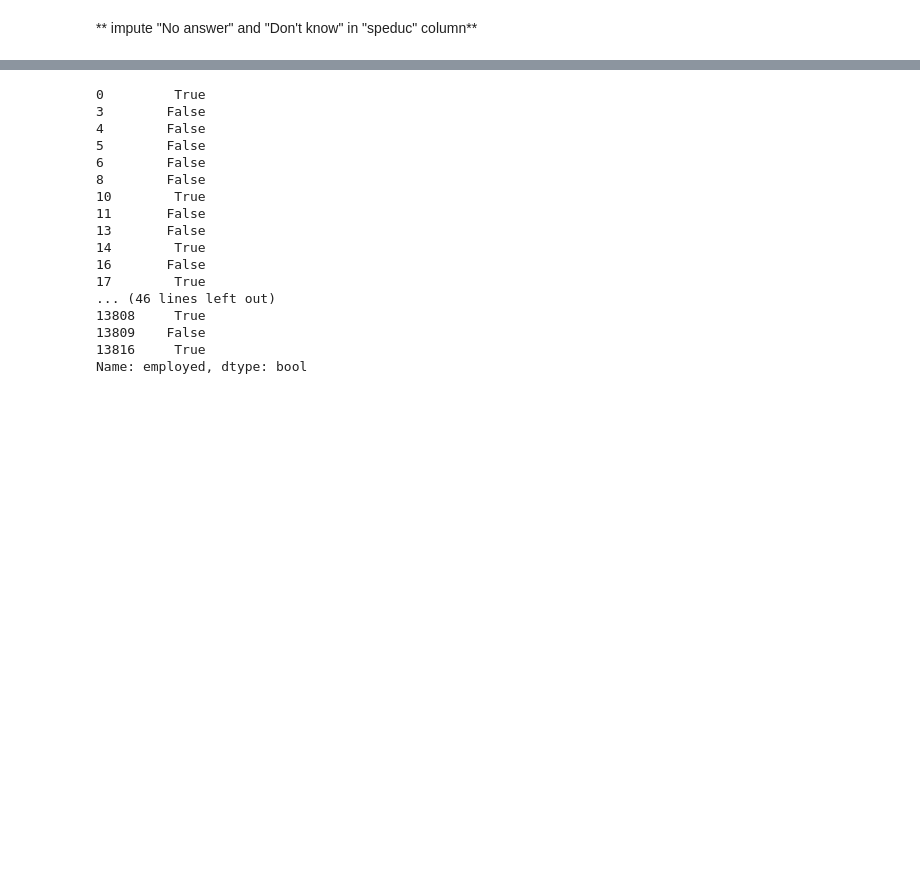
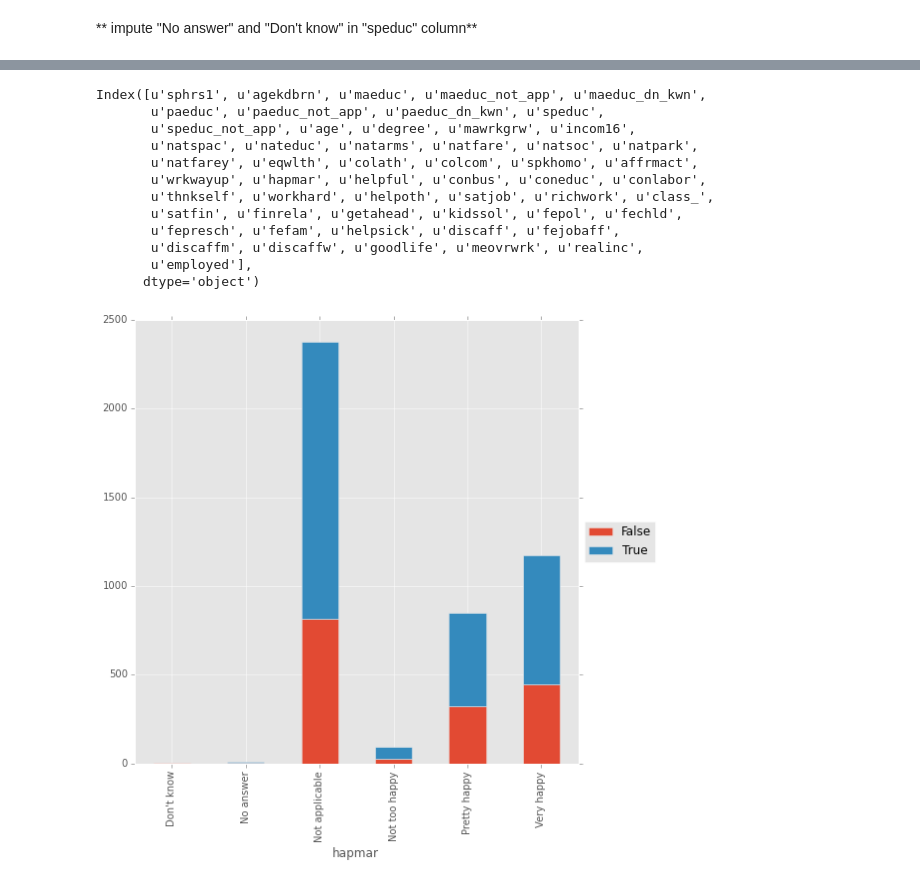
Before and after one commit to banjopickin/women_workforce, a Jupyter notebook: tidy_survey.ipynb, the cells around one changed output, grey strips where cells are left out. Drawn from its saved outputs; the diff is of its cells as text; code cells hidden in the pictures; blank space fills up the shorter version.

```diff
--- a/tidy_survey.ipynb
+++ b/tidy_survey.ipynb
@@ -123,20 +114,19 @@ sv.fin_data.shape
 # %%
-sv.data.employed
+sv.data.columns
 # %% [output]
-0         True
-3        False
-4        False
-5        False
-6        False
-8        False
-10        True
-11       False
-13       False
-14        True
-16       False
-17        True
-... (46 lines left out)
-13808     True
-13809    False
-13816     True
-Name: employed, dtype: bool
+Index([u'sphrs1', u'agekdbrn', u'maeduc', u'maeduc_not_app', u'maeduc_dn_kwn',
+       u'paeduc', u'paeduc_not_app', u'paeduc_dn_kwn', u'speduc',
+       u'speduc_not_app', u'age', u'degree', u'mawrkgrw', u'incom16',
+       u'natspac', u'nateduc', u'natarms', u'natfare', u'natsoc', u'natpark',
+       u'natfarey', u'eqwlth', u'colath', u'colcom', u'spkhomo', u'affrmact',
+       u'wrkwayup', u'hapmar', u'helpful', u'conbus', u'coneduc', u'conlabor',
+       u'thnkself', u'workhard', u'helpoth', u'satjob', u'richwork', u'class_',
+       u'satfin', u'finrela', u'getahead', u'kidssol', u'fepol', u'fechld',
+       u'fepresch', u'fefam', u'helpsick', u'discaff', u'fejobaff',
+       u'discaffm', u'discaffw', u'goodlife', u'meovrwrk', u'realinc',
+       u'employed'],
+      dtype='object')
+# %%
+stack_bar(sv.data.hapmar,sv.data.employed)
+# %% [output]
+[figure, added]
```
Also changed, not shown: parts of 6 cells of this notebook, 1 other file.
